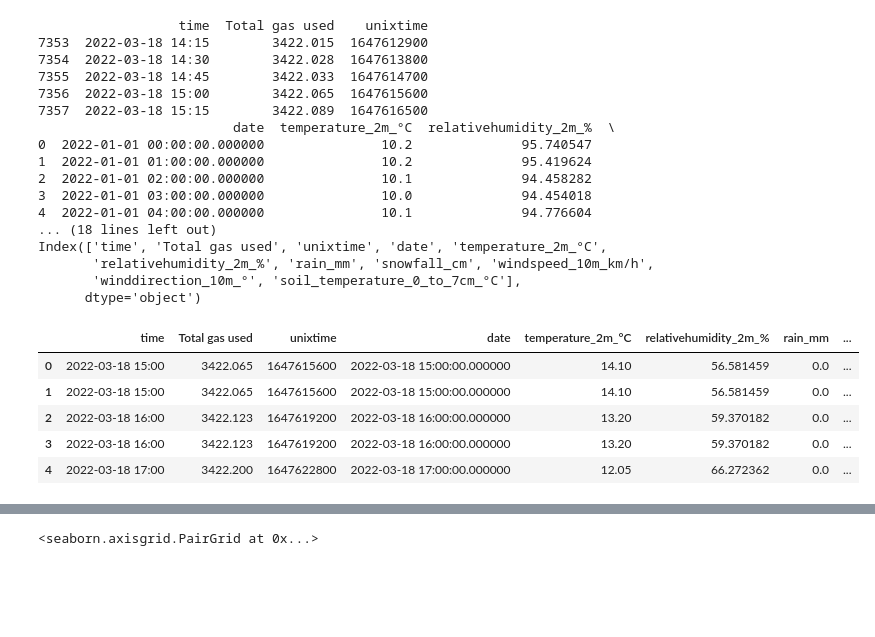
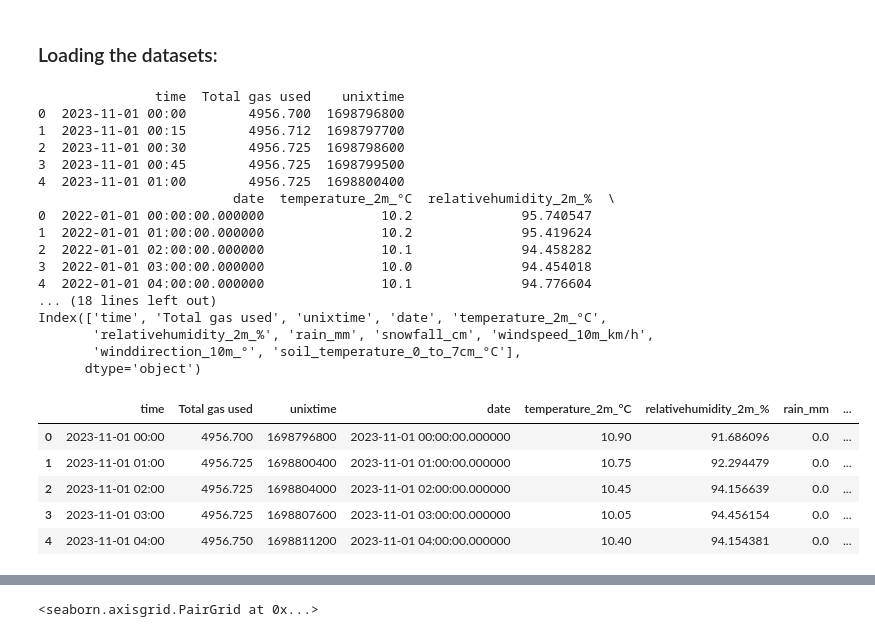
Before and after one commit to Yufanggg/Smart-House, a Jupyter notebook: report_temperature_switch.ipynb, the cells around one changed output, grey strips where cells are left out. Saved outputs shown, nothing was run; the diff lists cells and outputs as text; code cells hidden in the pictures; blank space fills up the shorter version.

```diff
--- a/report_temperature_switch.ipynb
+++ b/report_temperature_switch.ipynb
@@ -5,3 +14,5 @@ In order to do that, a random forest was included for the modelling. Random fore
+# %% [markdown]
+### Loading the datasets:
 # %%
 import sqlalchemy as sa
 import pandas as pd
@@ -15,42 +26,43 @@ p1g_df.dropna(axis=0, inplace=True)
 print(p1g_df.head())
 
 # get the data from table openweather
+engine = sa.create_engine("sqlite:///myhome2.db")
 sql = sa.text("SELECT * FROM openweathermap")
 openwheatermap_df = pd.read_sql(sql, con=engine)
 openwheatermap_df.dropna(axis=0, inplace=True)
 print(openwheatermap_df.head())
 print(openwheatermap_df.columns)
 
 # merge the two table
 openwheatermap_gas = p1g_df.merge(openwheatermap_df, how="inner", on = "unixtime")
 print(openwheatermap_gas.columns)
 
 
 
 openwheatermap_gas['month'] = pd.to_datetime(openwheatermap_gas['time']).dt.month
 openwheatermap_gas['year'] = pd.to_datetime(openwheatermap_gas['time']).dt.year
 openwheatermap_gas.head()
 # %% [output]
-                  time  Total gas used    unixtime
-7353  2022-03-18 14:15        3422.015  1647612900
-7354  2022-03-18 14:30        3422.028  1647613800
-7355  2022-03-18 14:45        3422.033  1647614700
-7356  2022-03-18 15:00        3422.065  1647615600
-7357  2022-03-18 15:15        3422.089  1647616500
+               time  Total gas used    unixtime
+0  2023-11-01 00:00        4956.700  1698796800
+1  2023-11-01 00:15        4956.712  1698797700
+2  2023-11-01 00:30        4956.725  1698798600
+3  2023-11-01 00:45        4956.725  1698799500
+4  2023-11-01 01:00        4956.725  1698800400
                          date  temperature_2m_°C  relativehumidity_2m_%  \
 0  2022-01-01 00:00:00.000000               10.2              95.740547
 1  2022-01-01 01:00:00.000000               10.2              95.419624
 2  2022-01-01 02:00:00.000000               10.1              94.458282
 3  2022-01-01 03:00:00.000000               10.0              94.454018
 4  2022-01-01 04:00:00.000000               10.1              94.776604
 ... (18 lines left out)
 Index(['time', 'Total gas used', 'unixtime', 'date', 'temperature_2m_°C',
        'relativehumidity_2m_%', 'rain_mm', 'snowfall_cm', 'windspeed_10m_km/h',
        'winddirection_10m_°', 'soil_temperature_0_to_7cm_°C'],
       dtype='object')
 |  | time | Total gas used | unixtime | date | temperature_2m_°C | relativehumidity_2m_% | rain_mm | ... |
-| 0 | 2022-03-18 15:00 | 3422.065 | 1647615600 | 2022-03-18 15:00:00.000000 | 14.10 | 56.581459 | 0.0 | ... |
-| 1 | 2022-03-18 15:00 | 3422.065 | 1647615600 | 2022-03-18 15:00:00.000000 | 14.10 | 56.581459 | 0.0 | ... |
-| 2 | 2022-03-18 16:00 | 3422.123 | 1647619200 | 2022-03-18 16:00:00.000000 | 13.20 | 59.370182 | 0.0 | ... |
-| 3 | 2022-03-18 16:00 | 3422.123 | 1647619200 | 2022-03-18 16:00:00.000000 | 13.20 | 59.370182 | 0.0 | ... |
-| 4 | 2022-03-18 17:00 | 3422.200 | 1647622800 | 2022-03-18 17:00:00.000000 | 12.05 | 66.272362 | 0.0 | ... |
+| 0 | 2023-11-01 00:00 | 4956.700 | 1698796800 | 2023-11-01 00:00:00.000000 | 10.90 | 91.686096 | 0.0 | ... |
+| 1 | 2023-11-01 01:00 | 4956.725 | 1698800400 | 2023-11-01 01:00:00.000000 | 10.75 | 92.294479 | 0.0 | ... |
+| 2 | 2023-11-01 02:00 | 4956.725 | 1698804000 | 2023-11-01 02:00:00.000000 | 10.45 | 94.156639 | 0.0 | ... |
+| 3 | 2023-11-01 03:00 | 4956.725 | 1698807600 | 2023-11-01 03:00:00.000000 | 10.05 | 94.456154 | 0.0 | ... |
+| 4 | 2023-11-01 04:00 | 4956.750 | 1698811200 | 2023-11-01 04:00:00.000000 | 10.40 | 94.154381 | 0.0 | ... |
```
Also changed, not shown: parts of 16 cells of this notebook, 1 other file.
